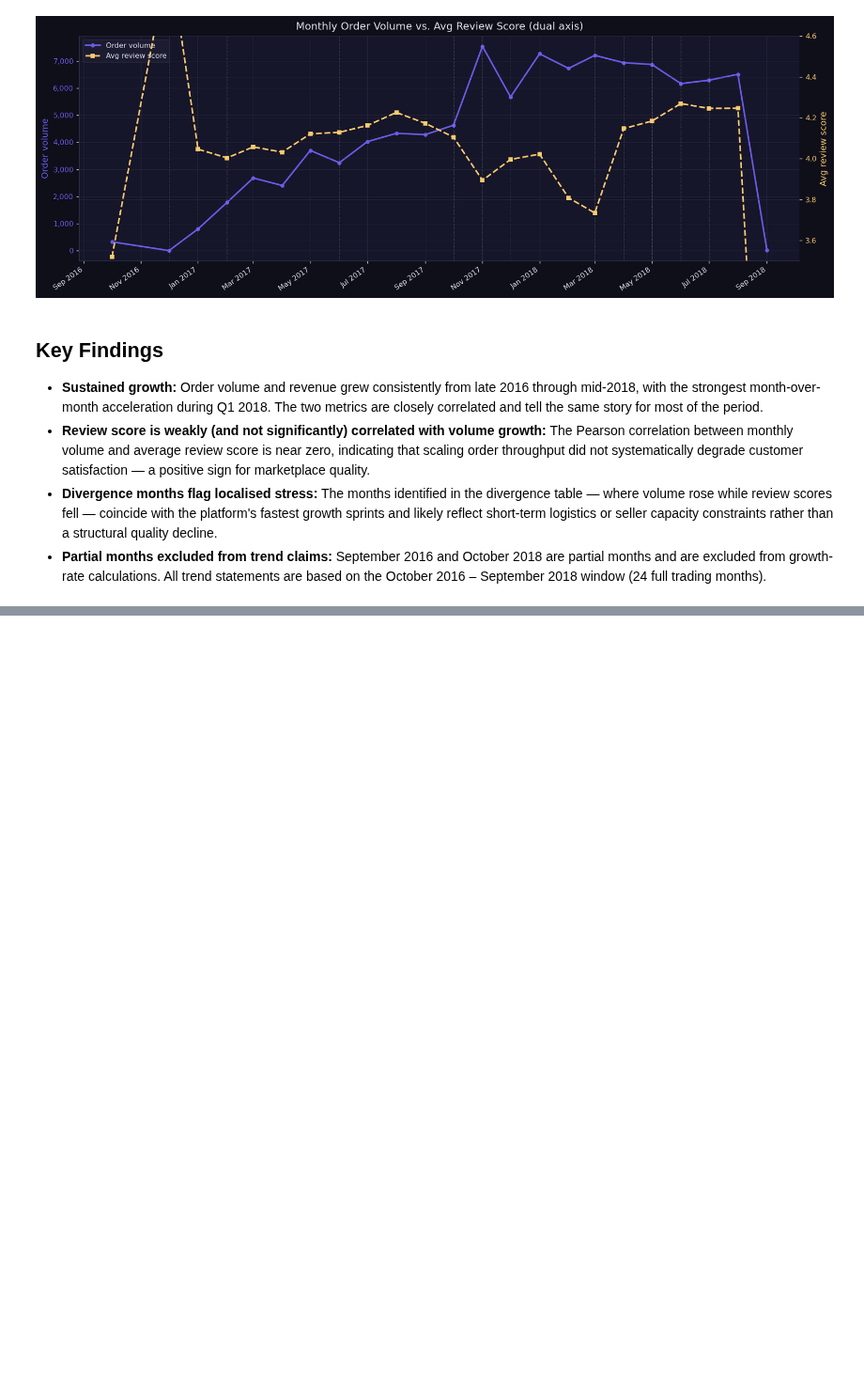
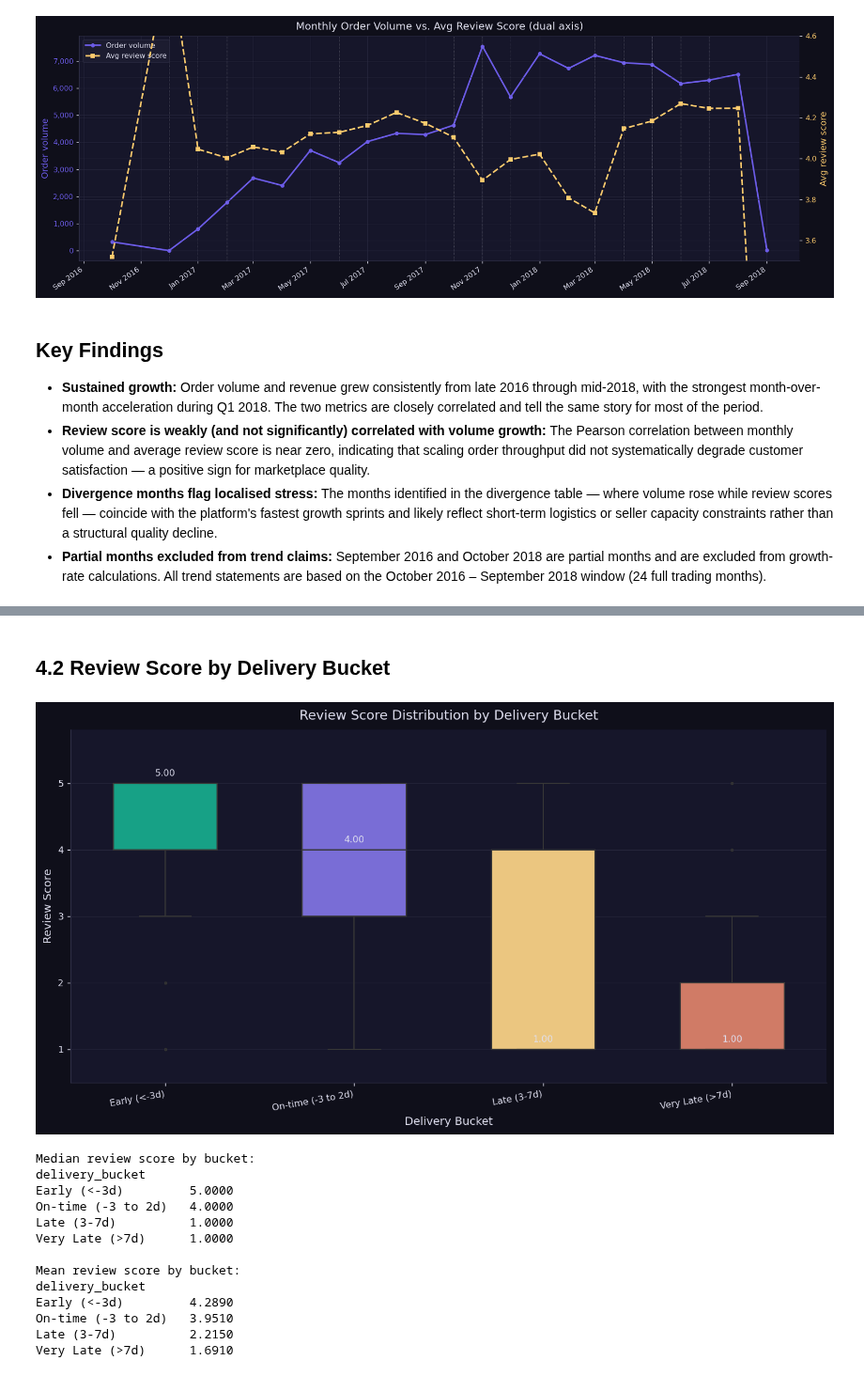
Before and after one commit to yuktac1011/Data_Analytics_Hackathon_2026, a Jupyter notebook: olist_analytics.ipynb, the cells around one changed output, grey strips where cells are left out. Shown at 94% size. Drawn from its saved outputs; the diff is of its cells as text; code cells hidden in the pictures; blank space fills up the shorter version.

Commit message:
feat: add delivery performance and customer satisfaction analysis section to olist_analytics.ipynb

```diff
--- a/olist_analytics.ipynb
+++ b/olist_analytics.ipynb
@@ -1098,0 +1140,56 @@ plt.show()
+# %% [markdown]
+## 4.2 Review Score by Delivery Bucket
+# %%
+BUCKET_COLORS = [PALETTE[1], PALETTE[0], PALETTE[2], PALETTE[3]]
+
+fig, ax = plt.subplots(figsize=(11, 6))
+ax.set_title('Review Score Distribution by Delivery Bucket', pad=10)
+
+plot_data = delivered.dropna(subset=['delivery_bucket', 'review_score'])
+
+sns.boxplot(
+    data=plot_data,
+    x='delivery_bucket',
+    y='review_score',
+    order=BUCKET_LABELS,
+    palette=BUCKET_COLORS,
+    width=0.55,
+    linewidth=1.2,
+    flierprops=dict(marker='o', markersize=2, alpha=0.25),
+    ax=ax,
+)
+
+bucket_medians = plot_data.groupby('delivery_bucket', observed=True)['review_score'].median()
+for i, label in enumerate(BUCKET_LABELS):
+    if label in bucket_medians.index:
+        ax.text(i, bucket_medians[label] + 0.08, f'{bucket_medians[label]:.2f}',
+                ha='center', va='bottom', fontsize=9, color=TEXT_COLOR)
+
+ax.set_xlabel('Delivery Bucket')
+ax.set_ylabel('Review Score')
+ax.set_ylim(0.5, 5.8)
+ax.set_xticklabels(BUCKET_LABELS, rotation=10, ha='right')
+
+fig.tight_layout()
+plt.show()
+
+print('Median review score by bucket:')
+print(bucket_medians.round(3).to_string())
+print()
+print('Mean review score by bucket:')
+print(plot_data.groupby('delivery_bucket', observed=True)['review_score'].mean().round(3).to_string())
+# %% [output]
+[figure, added]
+Median review score by bucket:
+delivery_bucket
+Early (<-3d)         5.0000
+On-time (-3 to 2d)   4.0000
+Late (3-7d)          1.0000
+Very Late (>7d)      1.0000
+
+Mean review score by bucket:
+delivery_bucket
+Early (<-3d)         4.2890
+On-time (-3 to 2d)   3.9510
+Late (3-7d)          2.2150
+Very Late (>7d)      1.6910
```
Also changed, not shown: parts of 20 cells of this notebook.
